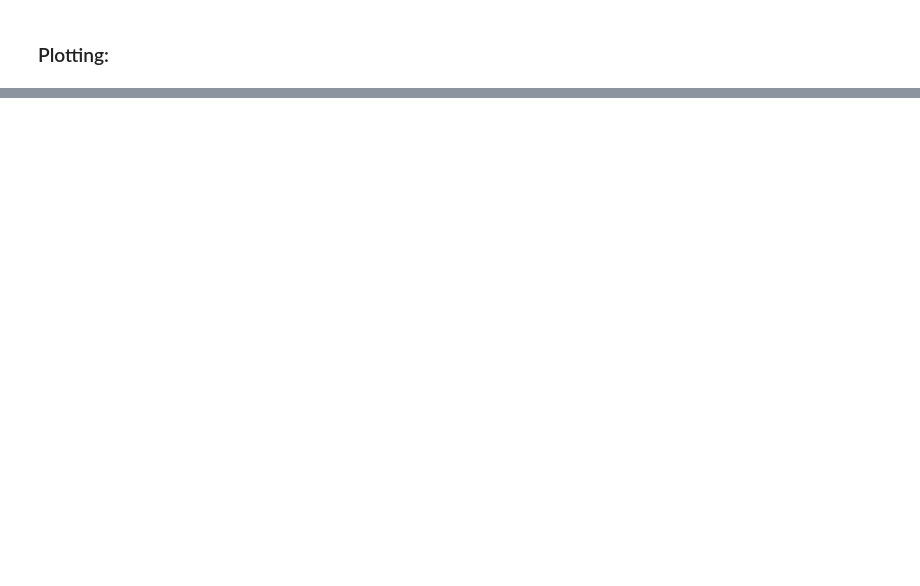
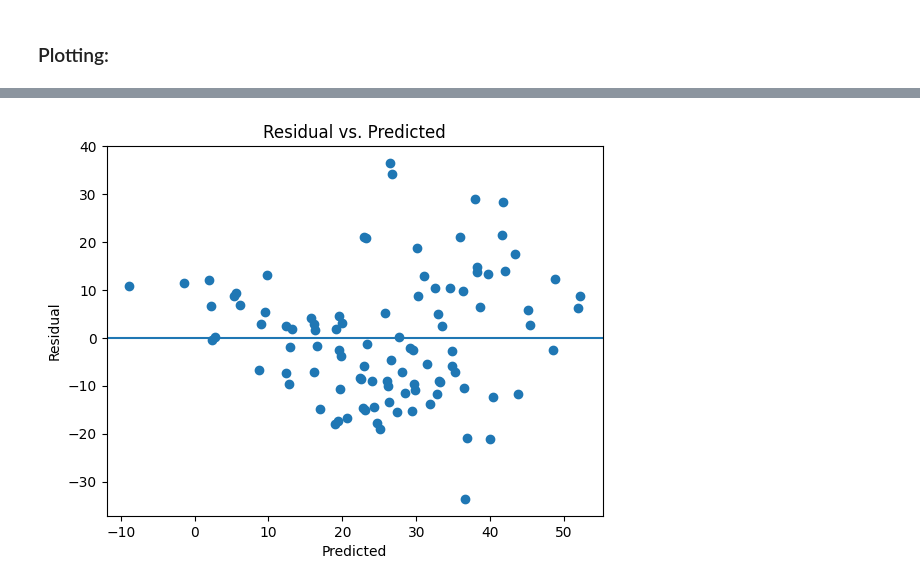
Before and after one commit to jakeswann1/SpElT, a Jupyter notebook: analysis/Position Loading & Analysis.ipynb, the cells around one changed output, grey strips where cells are left out. Cells and saved outputs as stored; diff of their text form; code cells hidden in the pictures; blank space fills up the shorter version.

```diff
--- a/analysis/Position Loading & Analysis.ipynb
+++ b/analysis/Position Loading & Analysis.ipynb
@@ -109,0 +217,13 @@ plt.show()
+# %%
+import statsmodels.formula.api as smf
+
+df_clean['Trials_Experienced'] = df_clean['Trials Experienced']
+
+# Define the model
+model = smf.mixedlm("total_choices ~ Trials_Experienced + age", df_clean, groups=df_clean["animal"])
+
+# Fit the model
+result = model.fit()
+
+# Print the summary
+print(result.summary())
@@ -109,0 +254,13 @@ plt.show()
+# %%
+import statsmodels.formula.api as smf
+
+df_clean['Trials_Experienced'] = df_clean['Trials Experienced']
+
+# Define the model
+model = smf.mixedlm("p_correct ~ Trials_Experienced + age", df_clean, groups=df_clean["animal"])
+
+# Fit the model
+result = model.fit()
+
+# Print the summary
+print(result.summary())
@@ -109,0 +289,17 @@ plt.show()
+# %%
+# Check linearity
+# If the points are randomly dispersed around the horizontal axis, a linear regression model is appropriate for the data; otherwise, a non-linear model is more appropriate.
+
+import matplotlib.pyplot as plt
+
+predicted_values = result.fittedvalues
+residuals = result.resid
+
+plt.scatter(predicted_values, residuals)
+plt.xlabel('Predicted')
+plt.ylabel('Residual')
+plt.axhline(y=0)
+plt.title('Residual vs. Predicted')
+plt.show()
+# %% [output]
+[figure, added]
```
Also changed, not shown: parts of 20 cells of this notebook.
